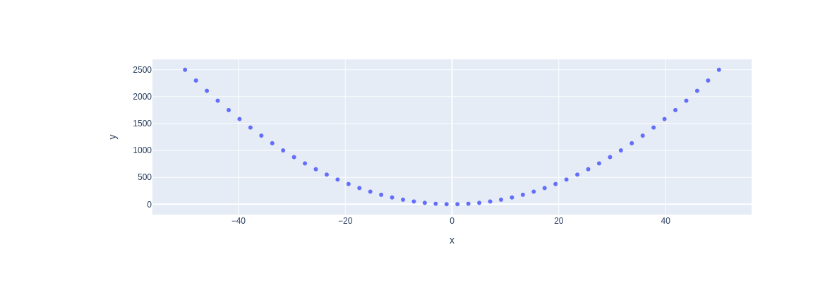
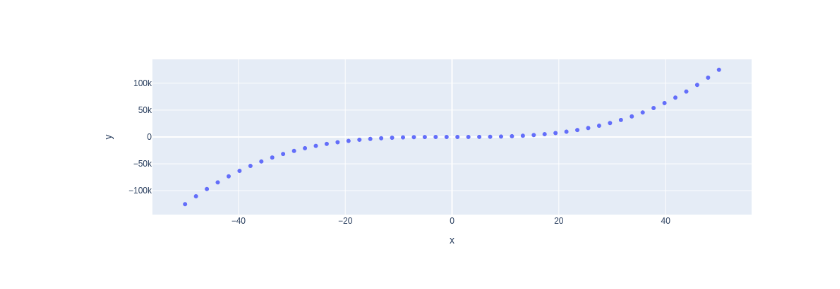
Before and after one commit to mfagotto/my-notebooks-repo, a Jupyter notebook: experiment1.ipynb, the cells around one changed output. Drawn from its saved outputs; the diff is of its cells as text; code cells hidden in the pictures.

```diff
--- a/experiment1.ipynb
+++ b/experiment1.ipynb
@@ -1,16 +1,16 @@
 # %%
 import numpy as np
 import plotly.express as px
 
 # x-axis data points
 x = np.linspace(start=-50, stop=50)
 
 # y-axis data points
-y = x ** 2
+y = x ** 3
 
 # define the plot
 fig = px.scatter(x=x, y=y)
 
 fig.show()
 # %% [output]
-[figure, old version]
+[figure, new version]
```
